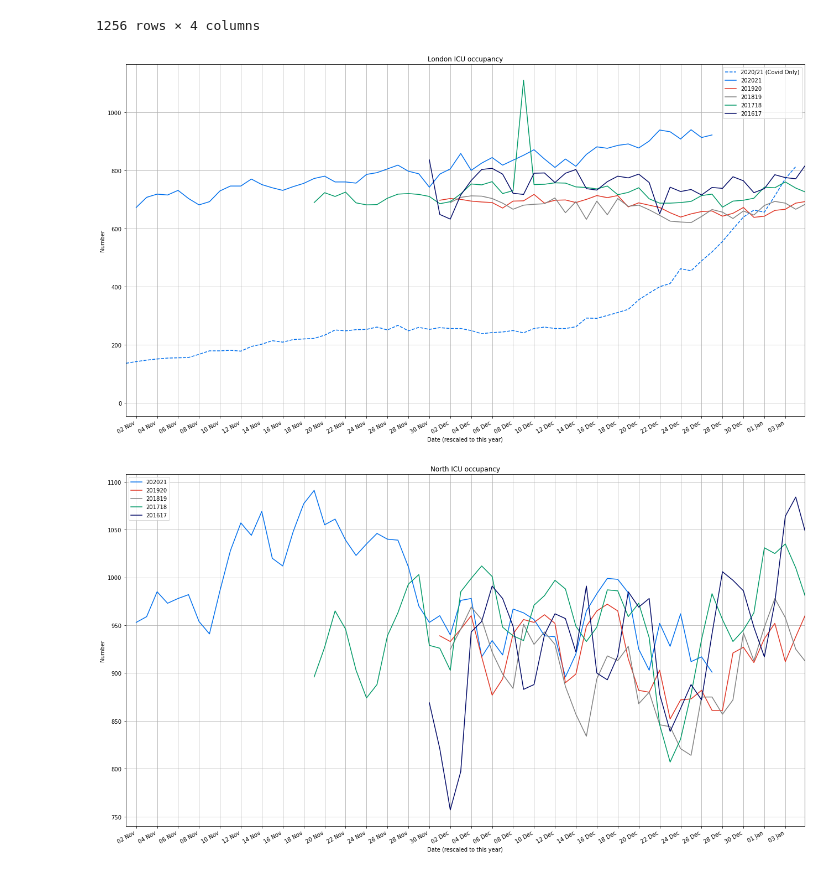
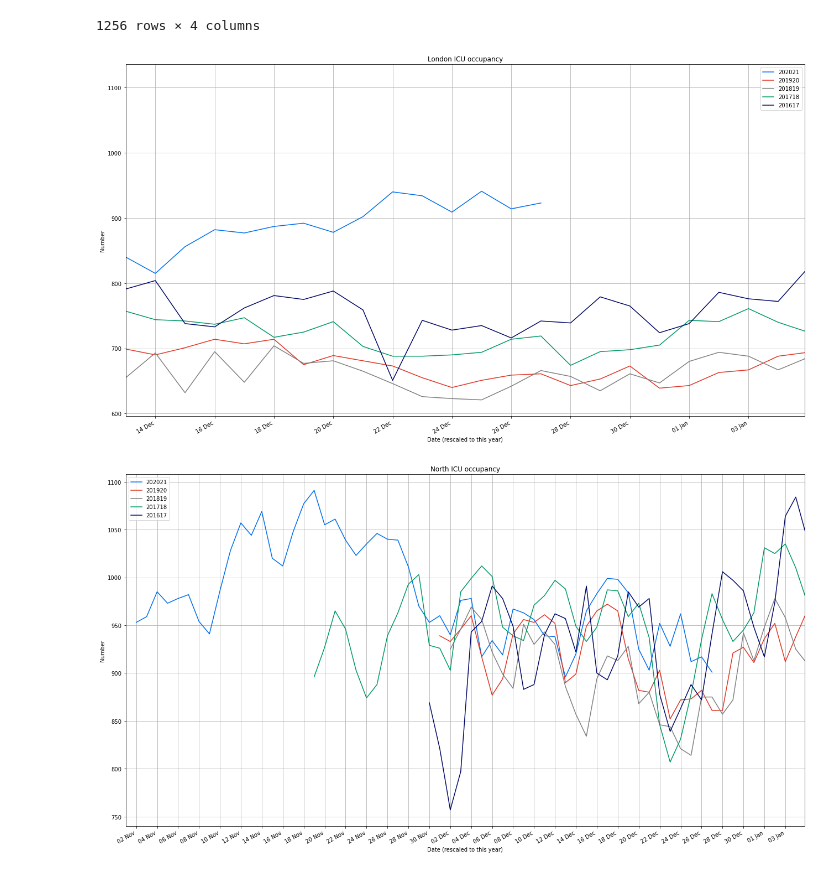
Before and after one commit to adammoss/covid, a Jupyter notebook: examples/icu_occupancy.ipynb, the cells around one changed output. Cells and saved outputs as stored; diff of their text form; code cells hidden in the pictures.

```diff
--- a/examples/icu_occupancy.ipynb
+++ b/examples/icu_occupancy.ipynb
@@ -59,7 +59,7 @@ def make_plot(region, plot_covid_only=False):
     plt.legend()
     ax = plt.gca()
     ax.xaxis.set_major_formatter(mdates.DateFormatter('%d %b'))
-    ax.set_xlim([datetime.datetime(2020, 11, 1), datetime.datetime.now()])
+    ax.set_xlim([datetime.datetime(2020, 12, 13), datetime.datetime.now()])
     ax.xaxis.set_major_locator(mdates.DayLocator(interval=2))
     plt.gcf().autofmt_xdate() # Rotation
     plt.grid()
@@ -67,9 +67,9 @@ def make_plot(region, plot_covid_only=False):
     plt.tight_layout()
     plt.savefig('plots/' + region + '_icu', transparent=False, facecolor='white')
 # %%
-make_plot('London', plot_covid_only=True)
+make_plot('London', plot_covid_only=False)
 # %% [output]
-[figure, old version]
+[figure, new version]
 # %%
 make_plot('North')
 # %% [output]
```
Also changed, not shown: 4 other files.
